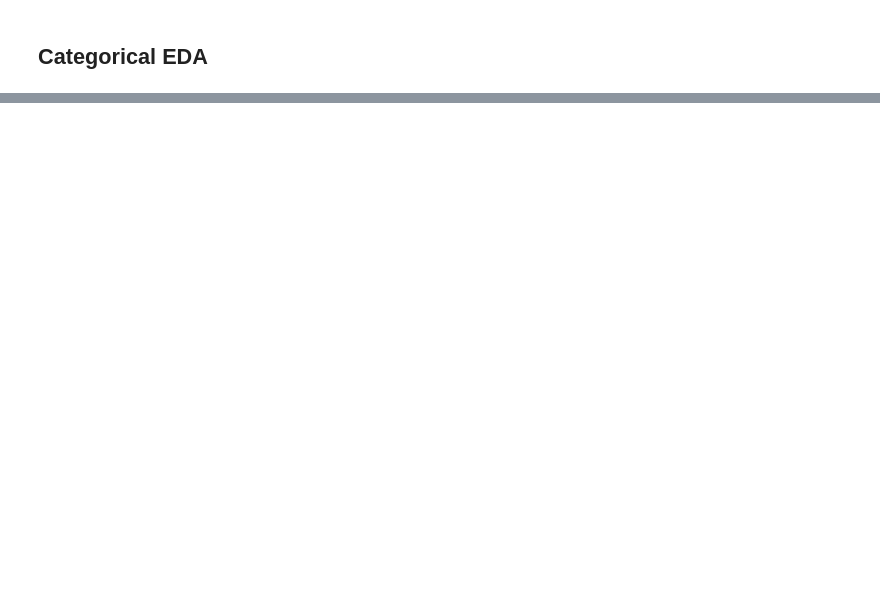
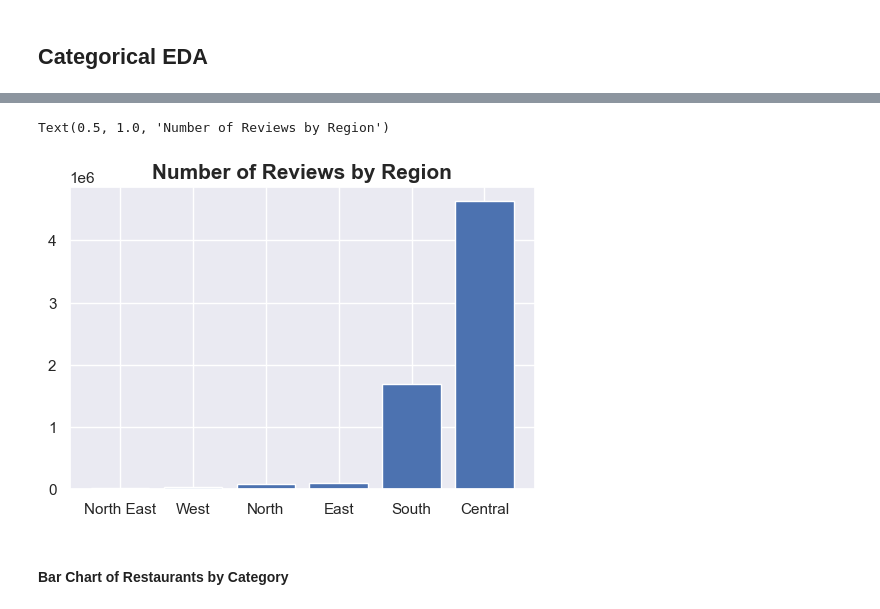
Before and after one commit to sabyeo/bt4221, a Jupyter notebook: scrape/restaurant-data/eda.ipynb, the cells around one changed output, grey strips where cells are left out. Cells and saved outputs as stored; diff of their text form; code cells hidden in the pictures; blank space fills up the shorter version.

```diff
--- a/scrape/restaurant-data/eda.ipynb
+++ b/scrape/restaurant-data/eda.ipynb
@@ -245,0 +444,10 @@ cleaned_data.to_csv('all_restaurant_reviews.csv')
+# %%
+num_reviews_by_region = pd.DataFrame(cleaned_data.groupby('region')['url'].count()).reset_index().sort_values('url')
+# %%
+plt.bar(num_reviews_by_region['region'],num_reviews_by_region['url'])
+plt.title('Number of Reviews by Region', fontsize=15, fontweight='bold')
+# %% [output]
+Text(0.5, 1.0, 'Number of Reviews by Region')
+[figure, added]
+# %% [markdown]
+#### Bar Chart of Restaurants by Category
```
Also changed, not shown: parts of 34 cells of this notebook, 2 other files.
